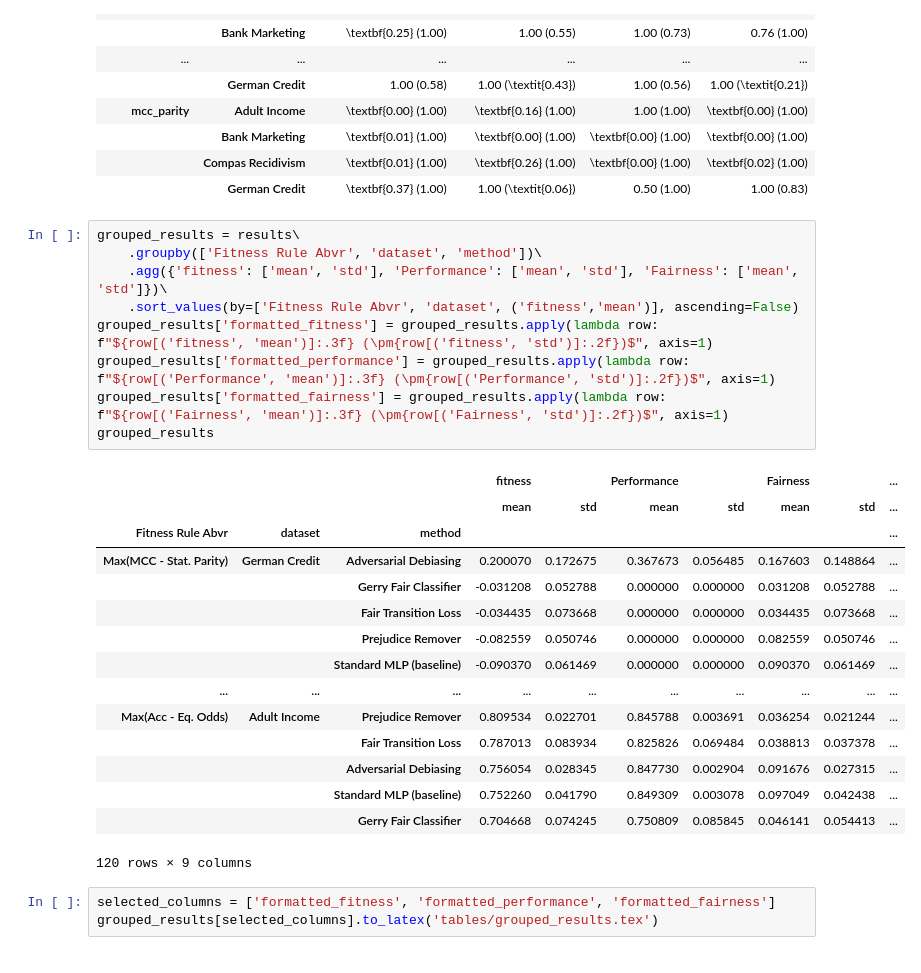
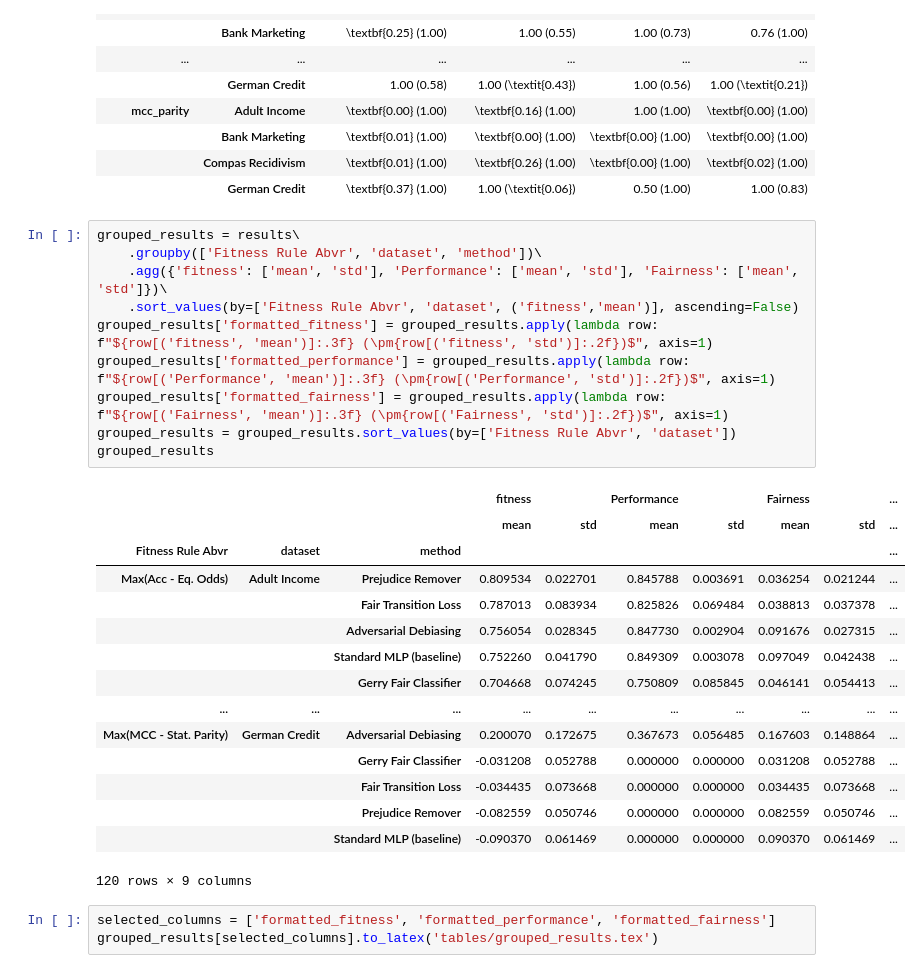
Before and after one commit to ygorcanalli/FairTransitionLoss, a Jupyter notebook: notebooks/eswa_submission/generate_tables.ipynb, the cells around one changed output. Cells and saved outputs as stored; diff of their text form.

Commit message:
complete results sorted

```diff
--- a/notebooks/eswa_submission/generate_tables.ipynb
+++ b/notebooks/eswa_submission/generate_tables.ipynb
@@ -225,27 +225,28 @@ formatted_significance
 # %%
 grouped_results = results\
     .groupby(['Fitness Rule Abvr', 'dataset', 'method'])\
     .agg({'fitness': ['mean', 'std'], 'Performance': ['mean', 'std'], 'Fairness': ['mean', 'std']})\
     .sort_values(by=['Fitness Rule Abvr', 'dataset', ('fitness','mean')], ascending=False)
 grouped_results['formatted_fitness'] = grouped_results.apply(lambda row: f"${row[('fitness', 'mean')]:.3f} (\pm{row[('fitness', 'std')]:.2f})$", axis=1)
 grouped_results['formatted_performance'] = grouped_results.apply(lambda row: f"${row[('Performance', 'mean')]:.3f} (\pm{row[('Performance', 'std')]:.2f})$", axis=1)
 grouped_results['formatted_fairness'] = grouped_results.apply(lambda row: f"${row[('Fairness', 'mean')]:.3f} (\pm{row[('Fairness', 'std')]:.2f})$", axis=1)
+grouped_results = grouped_results.sort_values(by=['Fitness Rule Abvr', 'dataset'])
 grouped_results
 # %% [output]
 |  |  |  | fitness |  | Performance |  | Fairness |  | ... |
 |  |  |  | mean | std | mean | std | mean | std | ... |
 | Fitness Rule Abvr | dataset | method |  |  |  |  |  |  | ... |
+| Max(Acc - Eq. Odds) | Adult Income | Prejudice Remover | 0.809534 | 0.022701 | 0.845788 | 0.003691 | 0.036254 | 0.021244 | ... |
+|  |  | Fair Transition Loss | 0.787013 | 0.083934 | 0.825826 | 0.069484 | 0.038813 | 0.037378 | ... |
+|  |  | Adversarial Debiasing | 0.756054 | 0.028345 | 0.847730 | 0.002904 | 0.091676 | 0.027315 | ... |
+|  |  | Standard MLP (baseline) | 0.752260 | 0.041790 | 0.849309 | 0.003078 | 0.097049 | 0.042438 | ... |
+|  |  | Gerry Fair Classifier | 0.704668 | 0.074245 | 0.750809 | 0.085845 | 0.046141 | 0.054413 | ... |
+| ... | ... | ... | ... | ... | ... | ... | ... | ... | ... |
 | Max(MCC - Stat. Parity) | German Credit | Adversarial Debiasing | 0.200070 | 0.172675 | 0.367673 | 0.056485 | 0.167603 | 0.148864 | ... |
 |  |  | Gerry Fair Classifier | -0.031208 | 0.052788 | 0.000000 | 0.000000 | 0.031208 | 0.052788 | ... |
 |  |  | Fair Transition Loss | -0.034435 | 0.073668 | 0.000000 | 0.000000 | 0.034435 | 0.073668 | ... |
 |  |  | Prejudice Remover | -0.082559 | 0.050746 | 0.000000 | 0.000000 | 0.082559 | 0.050746 | ... |
 |  |  | Standard MLP (baseline) | -0.090370 | 0.061469 | 0.000000 | 0.000000 | 0.090370 | 0.061469 | ... |
-| ... | ... | ... | ... | ... | ... | ... | ... | ... | ... |
-| Max(Acc - Eq. Odds) | Adult Income | Prejudice Remover | 0.809534 | 0.022701 | 0.845788 | 0.003691 | 0.036254 | 0.021244 | ... |
-|  |  | Fair Transition Loss | 0.787013 | 0.083934 | 0.825826 | 0.069484 | 0.038813 | 0.037378 | ... |
-|  |  | Adversarial Debiasing | 0.756054 | 0.028345 | 0.847730 | 0.002904 | 0.091676 | 0.027315 | ... |
-|  |  | Standard MLP (baseline) | 0.752260 | 0.041790 | 0.849309 | 0.003078 | 0.097049 | 0.042438 | ... |
-|  |  | Gerry Fair Classifier | 0.704668 | 0.074245 | 0.750809 | 0.085845 | 0.046141 | 0.054413 | ... |
 120 rows × 9 columns
 # %%
 selected_columns = ['formatted_fitness', 'formatted_performance', 'formatted_fairness']
```
Also changed, not shown: parts of 1 cell of this notebook, 1 other file.
